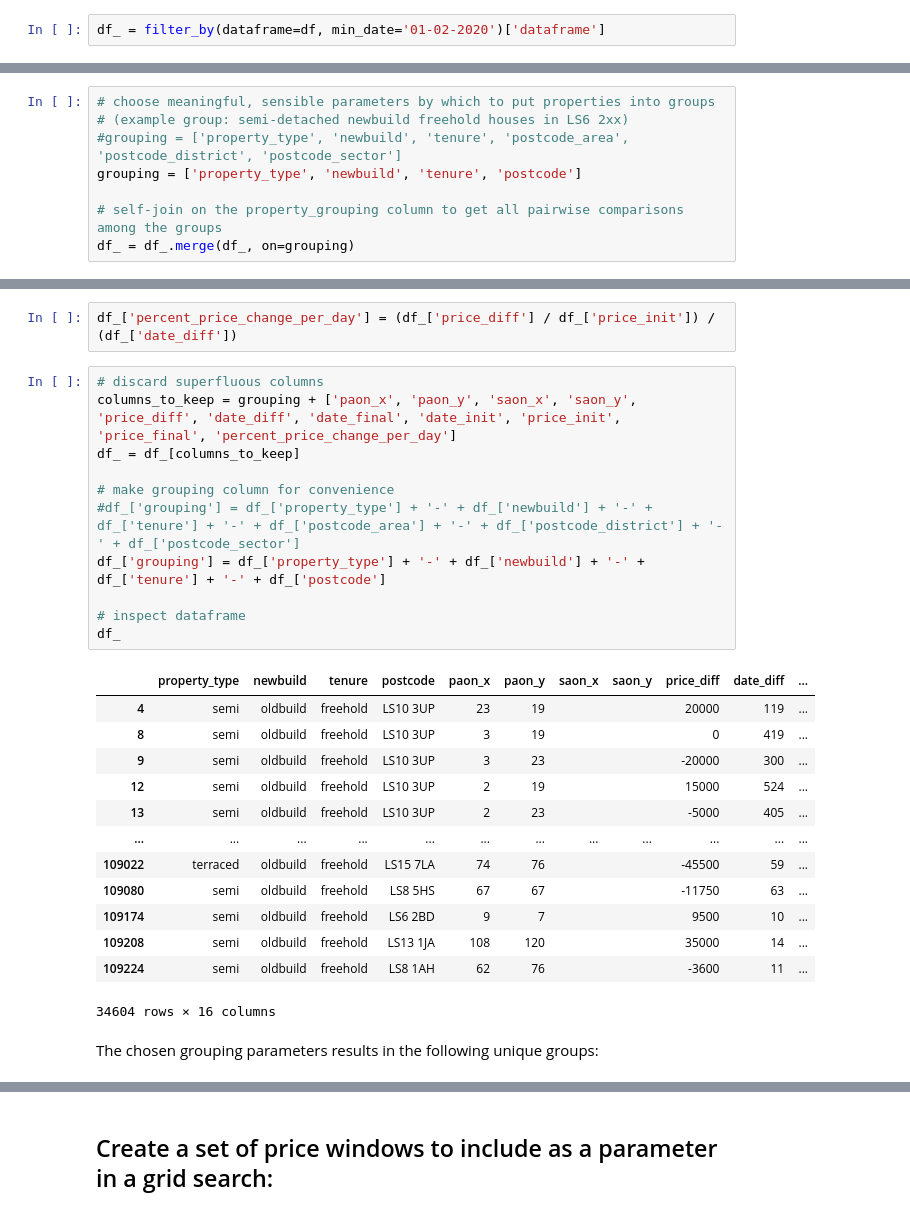
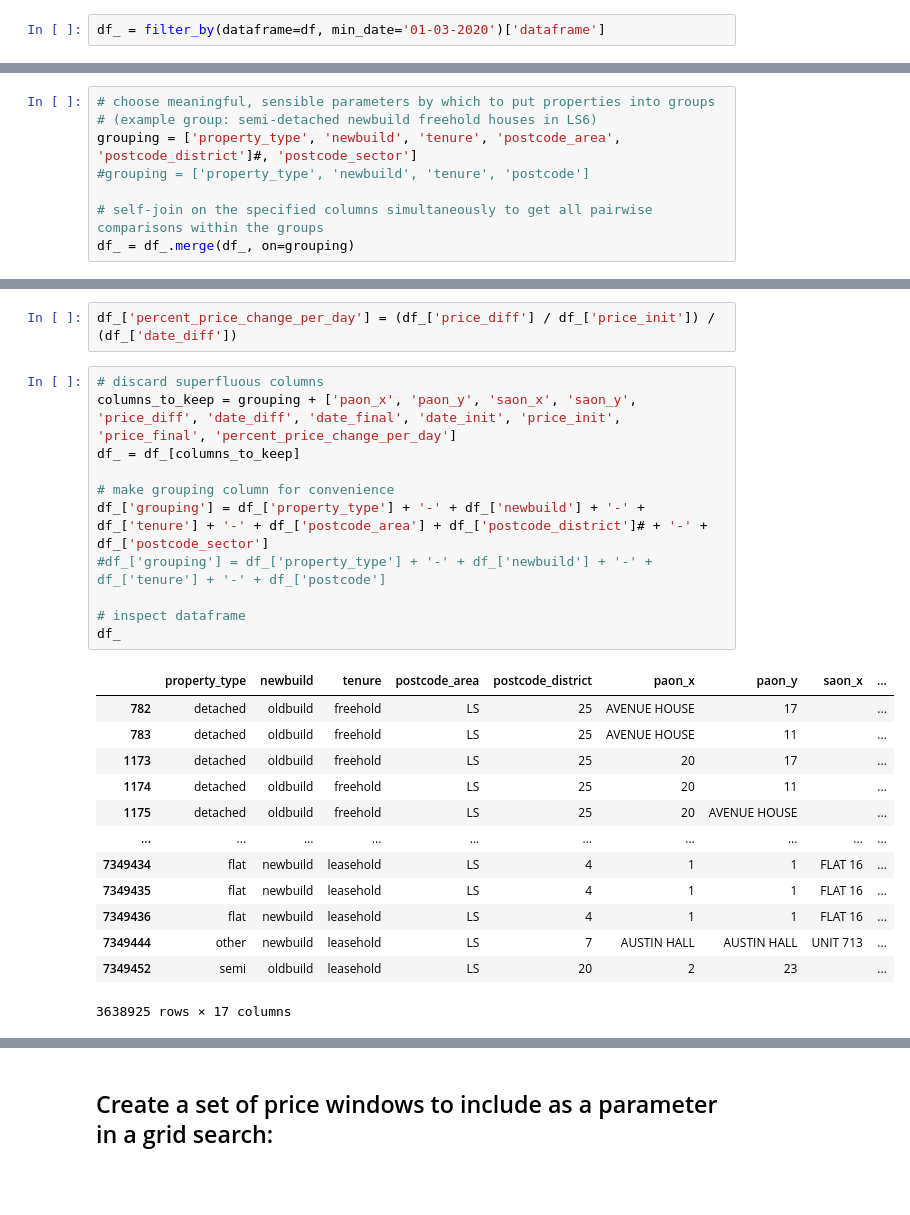
Before and after one commit to teerev/housing, a Jupyter notebook: price_explorer.ipynb, the cells around one changed output, grey strips where cells are left out. Drawn from its saved outputs; the diff is of its cells as text; blank space fills up the shorter version.

```diff
--- a/price_explorer.ipynb
+++ b/price_explorer.ipynb
@@ -351,14 +357,14 @@ I had a subjective sense that certain types of houses (semi-detached in "ok" are
 # %%
-df_ = filter_by(dataframe=df, min_date='01-02-2020')['dataframe']
+df_ = filter_by(dataframe=df, min_date='01-03-2020')['dataframe']
 # %% [markdown]
 Choose a meaningful set of parameters by which to define the groupings
 # %%
 # choose meaningful, sensible parameters by which to put properties into groups
-# (example group: semi-detached newbuild freehold houses in LS6 2xx)
-#grouping = ['property_type', 'newbuild', 'tenure', 'postcode_area', 'postcode_district', 'postcode_sector']
-grouping = ['property_type', 'newbuild', 'tenure', 'postcode']
+# (example group: semi-detached newbuild freehold houses in LS6)
+grouping = ['property_type', 'newbuild', 'tenure', 'postcode_area', 'postcode_district']#, 'postcode_sector']
+#grouping = ['property_type', 'newbuild', 'tenure', 'postcode']
 
-# self-join on the property_grouping column to get all pairwise comparisons among the groups
+# self-join on the specified columns simultaneously to get all pairwise comparisons within the groups
 df_ = df_.merge(df_, on=grouping)
 # %%
 # make column names more intuitive
@@ -385,27 +391,25 @@ df_['percent_price_change_per_day'] = (df_['price_diff'] / df_['price_init']) /
 # %%
 # discard superfluous columns
 columns_to_keep = grouping + ['paon_x', 'paon_y', 'saon_x', 'saon_y', 'price_diff', 'date_diff', 'date_final', 'date_init', 'price_init', 'price_final', 'percent_price_change_per_day']
 df_ = df_[columns_to_keep]
 
 # make grouping column for convenience
-#df_['grouping'] = df_['property_type'] + '-' + df_['newbuild'] + '-' + df_['tenure'] + '-' + df_['postcode_area'] + '-' + df_['postcode_district'] + '-' + df_['postcode_sector']
-df_['grouping'] = df_['property_type'] + '-' + df_['newbuild'] + '-' + df_['tenure'] + '-' + df_['postcode']
+df_['grouping'] = df_['property_type'] + '-' + df_['newbuild'] + '-' + df_['tenure'] + '-' + df_['postcode_area'] + df_['postcode_district']# + '-' + df_['postcode_sector']
+#df_['grouping'] = df_['property_type'] + '-' + df_['newbuild'] + '-' + df_['tenure'] + '-' + df_['postcode']
 
 # inspect dataframe
 df_
 # %% [output]
-|  | property_type | newbuild | tenure | postcode | paon_x | paon_y | saon_x | saon_y | price_diff | date_diff | ... |
-| 4 | semi | oldbuild | freehold | LS10 3UP | 23 | 19 |  |  | 20000 | 119 | ... |
-| 8 | semi | oldbuild | freehold | LS10 3UP | 3 | 19 |  |  | 0 | 419 | ... |
-| 9 | semi | oldbuild | freehold | LS10 3UP | 3 | 23 |  |  | -20000 | 300 | ... |
-| 12 | semi | oldbuild | freehold | LS10 3UP | 2 | 19 |  |  | 15000 | 524 | ... |
-| 13 | semi | oldbuild | freehold | LS10 3UP | 2 | 23 |  |  | -5000 | 405 | ... |
-| ... | ... | ... | ... | ... | ... | ... | ... | ... | ... | ... | ... |
-| 109022 | terraced | oldbuild | freehold | LS15 7LA | 74 | 76 |  |  | -45500 | 59 | ... |
-| 109080 | semi | oldbuild | freehold | LS8 5HS | 67 | 67 |  |  | -11750 | 63 | ... |
-| 109174 | semi | oldbuild | freehold | LS6 2BD | 9 | 7 |  |  | 9500 | 10 | ... |
-| 109208 | semi | oldbuild | freehold | LS13 1JA | 108 | 120 |  |  | 35000 | 14 | ... |
-| 109224 | semi | oldbuild | freehold | LS8 1AH | 62 | 76 |  |  | -3600 | 11 | ... |
+|  | property_type | newbuild | tenure | postcode_area | postcode_district | paon_x | paon_y | saon_x | ... |
+| 782 | detached | oldbuild | freehold | LS | 25 | AVENUE HOUSE | 17 |  | ... |
+| 783 | detached | oldbuild | freehold | LS | 25 | AVENUE HOUSE | 11 |  | ... |
+| 1173 | detached | oldbuild | freehold | LS | 25 | 20 | 17 |  | ... |
+| 1174 | detached | oldbuild | freehold | LS | 25 | 20 | 11 |  | ... |
+| 1175 | detached | oldbuild | freehold | LS | 25 | 20 | AVENUE HOUSE |  | ... |
+| ... | ... | ... | ... | ... | ... | ... | ... | ... | ... |
+| 7349434 | flat | newbuild | leasehold | LS | 4 | 1 | 1 | FLAT 16 | ... |
+| 7349435 | flat | newbuild | leasehold | LS | 4 | 1 | 1 | FLAT 16 | ... |
+| 7349436 | flat | newbuild | leasehold | LS | 4 | 1 | 1 | FLAT 16 | ... |
+| 7349444 | other | newbuild | leasehold | LS | 7 | AUSTIN HALL | AUSTIN HALL | UNIT 713 | ... |
+| 7349452 | semi | oldbuild | leasehold | LS | 20 | 2 | 23 |  | ... |
-34604 rows × 16 columns
+3638925 rows × 17 columns
-# %% [markdown]
-The chosen grouping parameters results in the following unique groups:
```
Also changed, not shown: parts of 34 cells of this notebook.
